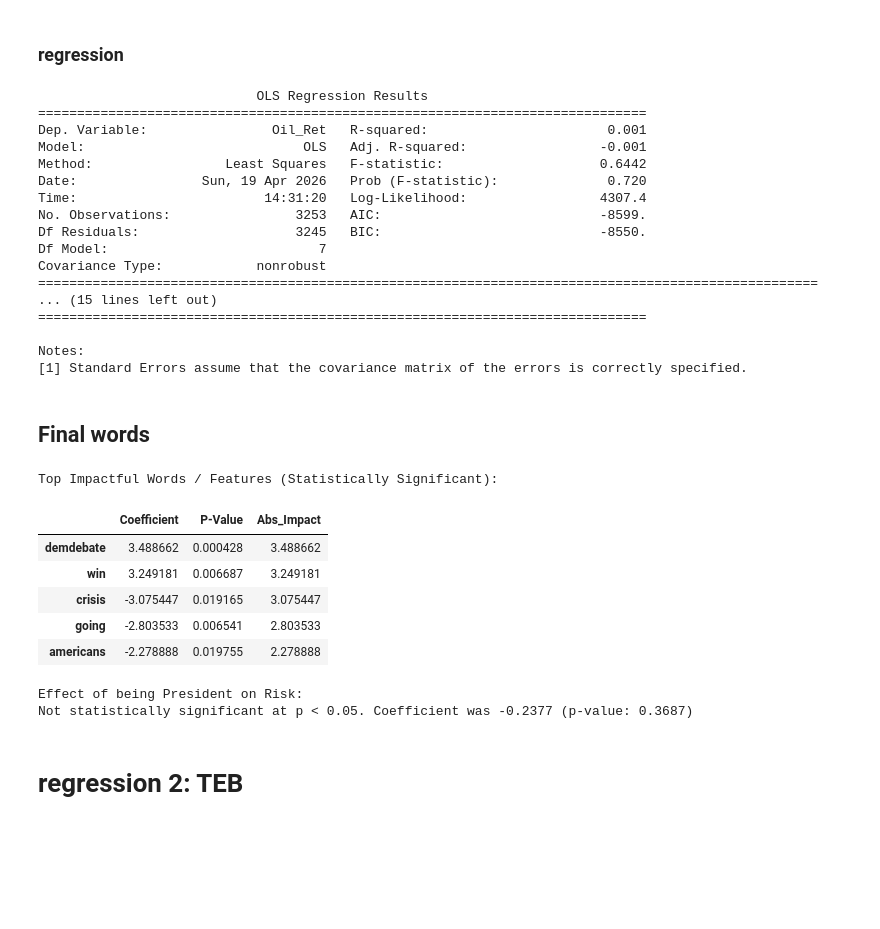
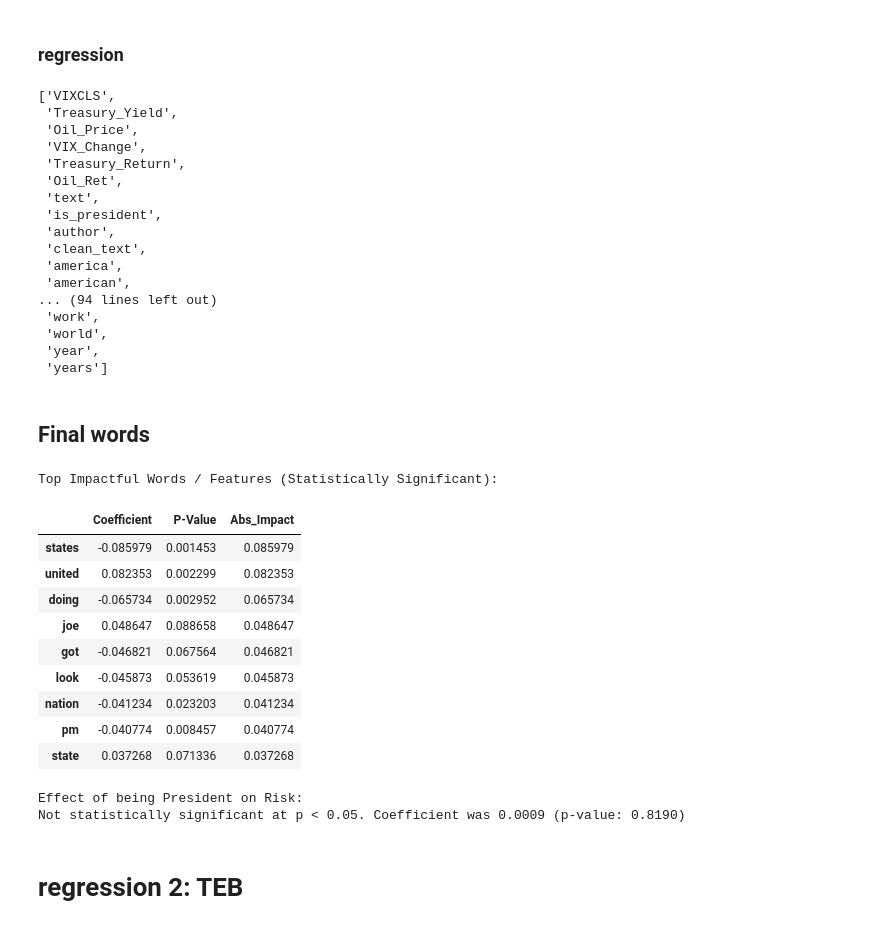
Before and after one commit to jzuckerman1/TwitterDissemination, a Jupyter notebook: hypothesis_test.ipynb, the cells around one changed output. Saved outputs shown, nothing was run; the diff lists cells and outputs as text; code cells hidden in the pictures; blank space fills up the shorter version.

```diff
--- a/hypothesis_test.ipynb
+++ b/hypothesis_test.ipynb
@@ -150,37 +150,46 @@ df_final = pd.concat([df_merged, keyword_features], axis=1)
 df_final = df_final.dropna()
 # %% [markdown]
 ### regression
+# %%
+[x for x in df_final.columns]
+# %% [output]
+['VIXCLS',
+ 'Treasury_Yield',
+ 'Oil_Price',
+ 'VIX_Change',
+ 'Treasury_Return',
+ 'Oil_Ret',
+ 'text',
+ 'is_president',
+ 'author',
+ 'clean_text',
+ 'america',
+ 'american',
+... (94 lines left out)
+ 'work',
+ 'world',
+ 'year',
+ 'years']
 # %%
 import statsmodels.formula.api as smf
+from stargazer.stargazer import Stargazer
 # Fit Ordinary Least Squares (OLS) Regression
 # model = sm.OLS(Y, X).fit()
 model = smf.ols(formula="Oil_Ret ~ is_president + C(author)", data=df_final).fit()
 
 # Print the regression summary
-print(model.summary())
+# print(model.summary2())
+
+sg = Stargazer([model])
+sg.title("OLS with Presidential Control Results")
+
+with open("outfile.html", "w") as f:
+    f.write(sg.render_html())
-# %% [output]
-                            OLS Regression Results
-==============================================================================
-Dep. Variable:                Oil_Ret   R-squared:                       0.001
-Model:                            OLS   Adj. R-squared:                 -0.001
-Method:                 Least Squares   F-statistic:                    0.6442
-Date:                Sun, 19 Apr 2026   Prob (F-statistic):              0.720
-Time:                        14:31:20   Log-Likelihood:                 4307.4
-No. Observations:                3253   AIC:                            -8599.
-Df Residuals:                    3245   BIC:                            -8550.
-Df Model:                           7
-Covariance Type:            nonrobust
-====================================================================================================
-... (15 lines left out)
-==============================================================================
-
-Notes:
-[1] Standard Errors assume that the covariance matrix of the errors is correctly specified.
 # %% [markdown]
 ## Final words
 # %%
 # regression for keywords
-Y = df_final['VIX_Change']
+Y = df_final['Oil_Ret']
 
 # Predictors: Keyword frequencies + the "is_president" effect + a constant intercept
 X = df_final[['is_president'] + list(keyword_features.columns)]
@@ -188,38 +197,42 @@ X = sm.add_constant(X)
 
 # Fit Ordinary Least Squares (OLS) Regression
 model = sm.OLS(Y, X).fit()
 
 # Extract P-values and Coefficients from the model
 results_df = pd.DataFrame({
     'Coefficient': model.params,
     'P-Value': model.pvalues
 })
 
 # Filter out the constant to focus purely on features
 results_df = results_df.drop('const', errors='ignore')
 
 # Determine significance (p < 0.05) and sort by absolute coefficient impact
-significant_factors = results_df[results_df['P-Value'] < 0.05]
+significant_factors = results_df[results_df['P-Value'] < 0.1]
 significant_factors['Abs_Impact'] = significant_factors['Coefficient'].abs()
 significant_factors = significant_factors.sort_values(by='Abs_Impact', ascending=False)
 
 print("Top Impactful Words / Features (Statistically Significant):")
 display(significant_factors.head(20))
 
 # Specifically check the effect of being in office
 print("\nEffect of being President on Risk:")
 if 'is_president' in significant_factors.index:
     effect = significant_factors.loc['is_president', 'Coefficient']
     print(f"Statistically significant effect. Coefficient: {effect:.4f}")
 else:
     print(f"Not statistically significant at p < 0.05. Coefficient was {results_df.loc['is_president', 'Coefficient']:.4f} (p-value: {results_df.loc['is_president', 'P-Value']:.4f})")
 # %% [output]
 Top Impactful Words / Features (Statistically Significant):
 |  | Coefficient | P-Value | Abs_Impact |
-| demdebate | 3.488662 | 0.000428 | 3.488662 |
-| win | 3.249181 | 0.006687 | 3.249181 |
-| crisis | -3.075447 | 0.019165 | 3.075447 |
-| going | -2.803533 | 0.006541 | 2.803533 |
-| americans | -2.278888 | 0.019755 | 2.278888 |
+| states | -0.085979 | 0.001453 | 0.085979 |
+| united | 0.082353 | 0.002299 | 0.082353 |
+| doing | -0.065734 | 0.002952 | 0.065734 |
+| joe | 0.048647 | 0.088658 | 0.048647 |
+| got | -0.046821 | 0.067564 | 0.046821 |
+| look | -0.045873 | 0.053619 | 0.045873 |
+| nation | -0.041234 | 0.023203 | 0.041234 |
+| pm | -0.040774 | 0.008457 | 0.040774 |
+| state | 0.037268 | 0.071336 | 0.037268 |
 Effect of being President on Risk:
-Not statistically significant at p < 0.05. Coefficient was -0.2377 (p-value: 0.3687)
+Not statistically significant at p < 0.05. Coefficient was 0.0009 (p-value: 0.8190)
```
Also changed, not shown: parts of 2 cells of this notebook, 4 other files.
